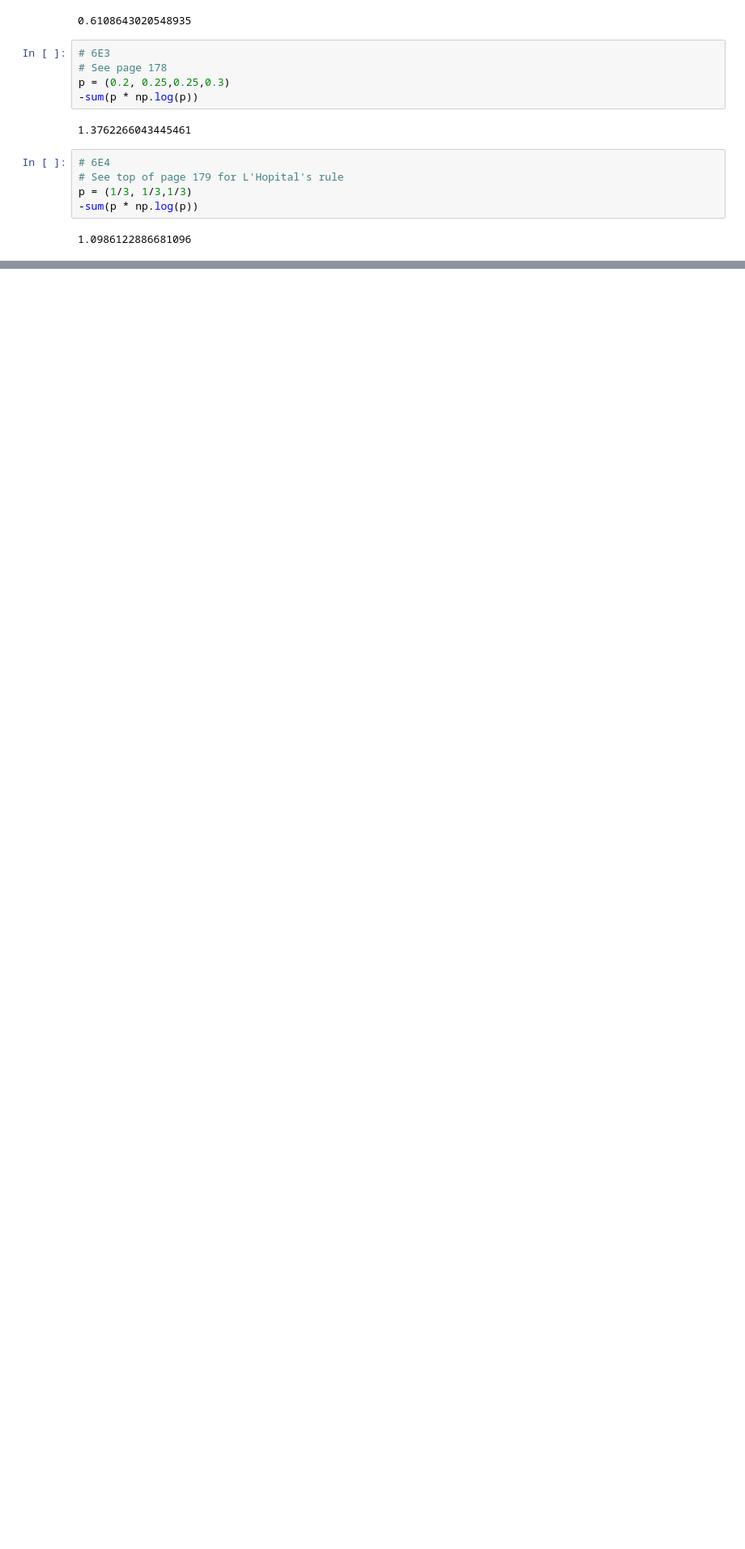
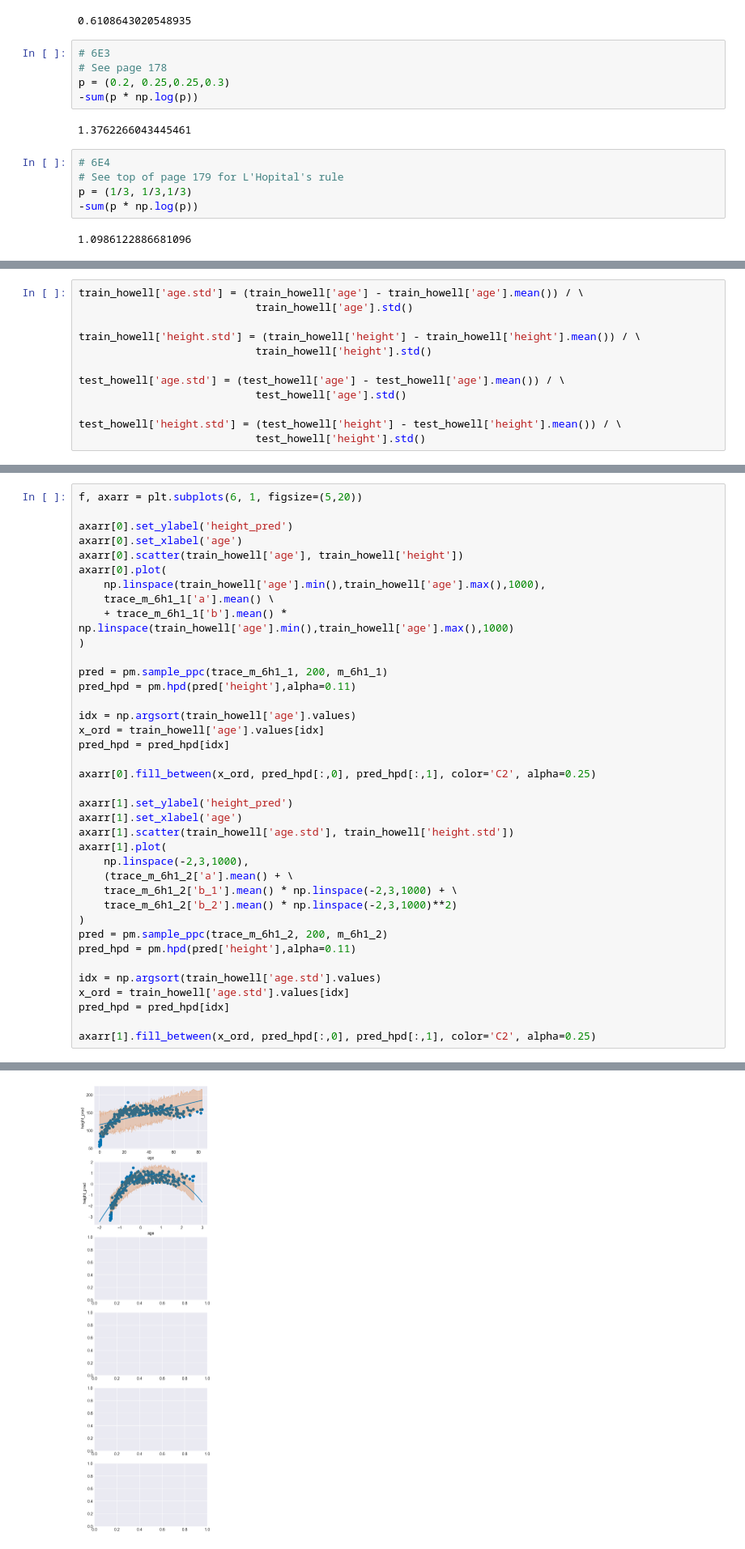
Before and after one commit to yangyu-1/statistical_rethinking_hw_pymc3, a Jupyter notebook: chapter_notebooks/chapter_6.ipynb, the cells around one changed output, grey strips where cells are left out. Shown at 81% size. Drawn from its saved outputs; the diff is of its cells as text; blank space fills up the shorter version.

```diff
--- a/chapter_notebooks/chapter_6.ipynb
+++ b/chapter_notebooks/chapter_6.ipynb
@@ -93,0 +78,12 @@ pm.traceplot(trace_m_6h1_1);
+# %%
+train_howell['age.std'] = (train_howell['age'] - train_howell['age'].mean()) / \
+                            train_howell['age'].std()
+
+train_howell['height.std'] = (train_howell['height'] - train_howell['height'].mean()) / \
+                            train_howell['height'].std()
+
+test_howell['age.std'] = (test_howell['age'] - test_howell['age'].mean()) / \
+                            test_howell['age'].std()
+
+test_howell['height.std'] = (test_howell['height'] - test_howell['height'].mean()) / \
+                            test_howell['height'].std()
@@ -93,0 +277,39 @@ pm.traceplot(trace_m_6h1_1);
+# %%
+f, axarr = plt.subplots(6, 1, figsize=(5,20))
+
+axarr[0].set_ylabel('height_pred')
+axarr[0].set_xlabel('age')
+axarr[0].scatter(train_howell['age'], train_howell['height'])
+axarr[0].plot(
+    np.linspace(train_howell['age'].min(),train_howell['age'].max(),1000),
+    trace_m_6h1_1['a'].mean() \
+    + trace_m_6h1_1['b'].mean() * np.linspace(train_howell['age'].min(),train_howell['age'].max(),1000)
+)
+
+pred = pm.sample_ppc(trace_m_6h1_1, 200, m_6h1_1)
+pred_hpd = pm.hpd(pred['height'],alpha=0.11)
+
+idx = np.argsort(train_howell['age'].values)
+x_ord = train_howell['age'].values[idx]
+pred_hpd = pred_hpd[idx]
+
+axarr[0].fill_between(x_ord, pred_hpd[:,0], pred_hpd[:,1], color='C2', alpha=0.25)
+
+axarr[1].set_ylabel('height_pred')
+axarr[1].set_xlabel('age')
+axarr[1].scatter(train_howell['age.std'], train_howell['height.std'])
+axarr[1].plot(
+    np.linspace(-2,3,1000),
+    (trace_m_6h1_2['a'].mean() + \
+    trace_m_6h1_2['b_1'].mean() * np.linspace(-2,3,1000) + \
+    trace_m_6h1_2['b_2'].mean() * np.linspace(-2,3,1000)**2)
+)
+pred = pm.sample_ppc(trace_m_6h1_2, 200, m_6h1_2)
+pred_hpd = pm.hpd(pred['height'],alpha=0.11)
+
+idx = np.argsort(train_howell['age.std'].values)
+x_ord = train_howell['age.std'].values[idx]
+pred_hpd = pred_hpd[idx]
+
+axarr[1].fill_between(x_ord, pred_hpd[:,0], pred_hpd[:,1], color='C2', alpha=0.25)
+# %% [output]
@@ -93,0 +317 @@ pm.traceplot(trace_m_6h1_1);
+[figure, added]
```
Also changed, not shown: parts of 10 cells of this notebook, 1 other file.
